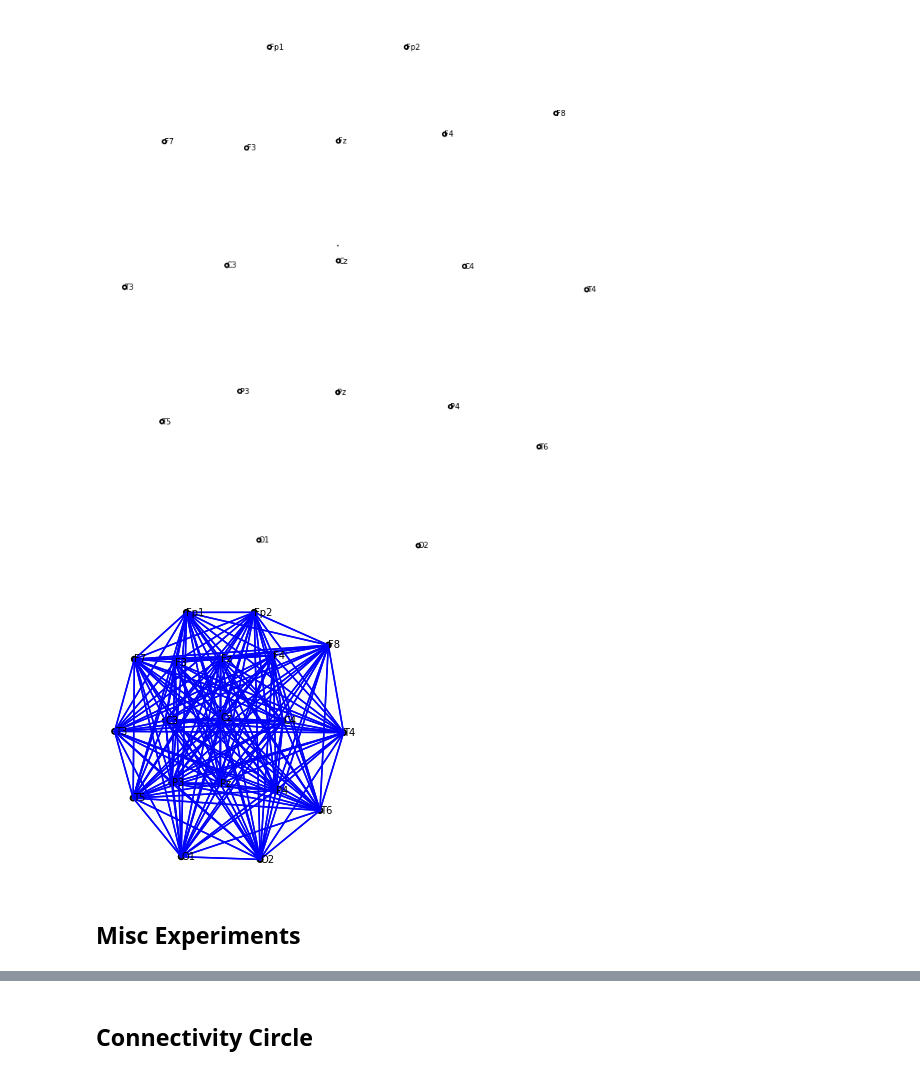
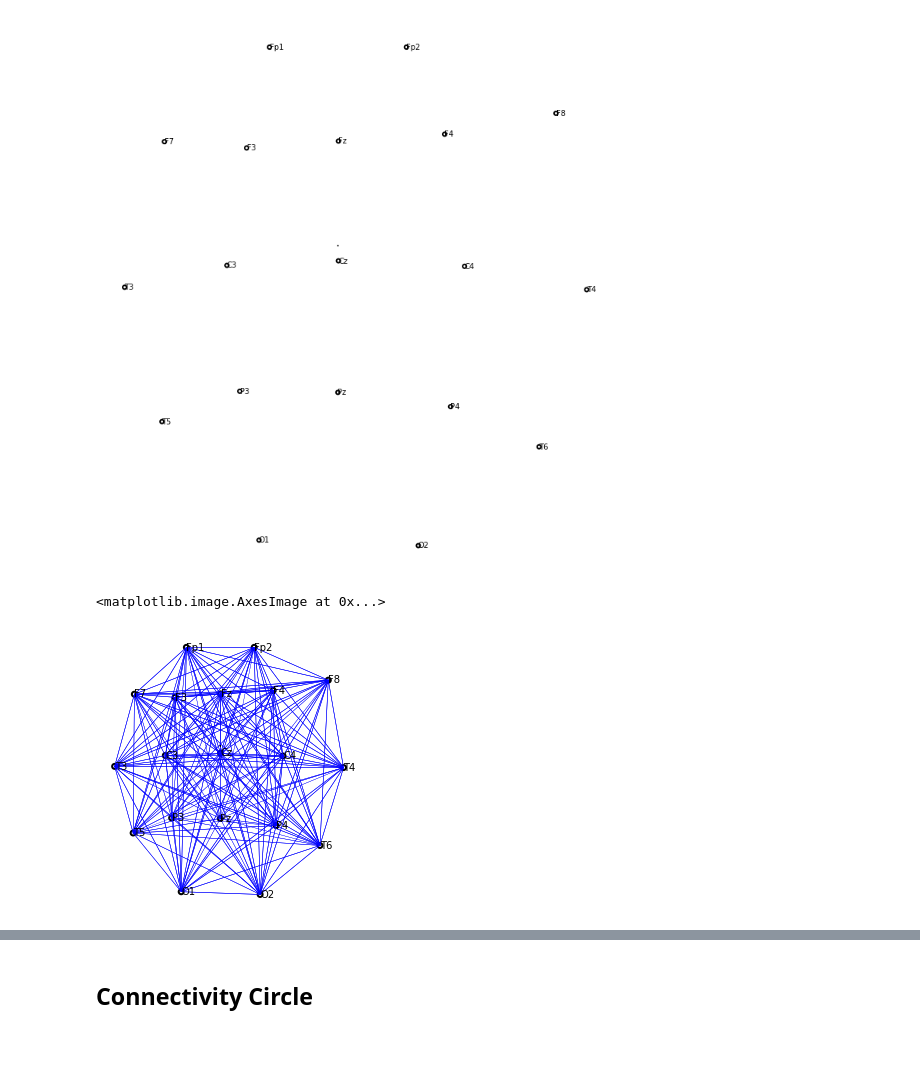
Before and after one commit to UBC-MDS/simpl_eeg_capstone, a Jupyter notebook: data_exploration/Connectivity_test.ipynb, the cells around one changed output, grey strips where cells are left out. Cells and saved outputs as stored; diff of their text form; code cells hidden in the pictures; blank space fills up the shorter version.

Commit message:
Add correlation

```diff
--- a/data_exploration/Connectivity_test.ipynb
+++ b/data_exploration/Connectivity_test.ipynb
@@ -307,22 +337,34 @@ sensor_locations = raw.plot_sensors(show_names=True, ch_groups="selection", kind
 locations = sensor_locations.findobj(match = lambda x: type(x) == plt.Text and x.get_text() != "");
 # %% [output]
 [figure]
+# %%
+value_df = raw.to_data_frame()
+# %%
+correlation_df = value_df.iloc[0:10].corr()
+# %%
+ax.matshow(correlation_df, cmap=plt.get_cmap('Reds'))
+# %% [output]
+<matplotlib.image.AxesImage at 0x...>
 # %%
 fig = plt.figure()
 ax = fig.add_subplot()
 
-node_positions = [node.get_position() for node in locations]
+node_df = pd.DataFrame({"name":[node.get_text() for node in locations],
+                        "x":[node.get_position()[0] for node in locations],
+                        "y":[node.get_position()[1] for node in locations]})
 x_list = []
 y_list = []
-for node1 in node_positions:
-    for node2 in node_positions:
-        x_list = [node1[0]] + [node2[0]]
-        y_list = [node1[1]] + [node2[1]]
-        ax.plot(x_list,y_list, color="blue");
+
+for x1, y1, name1 in zip(node_df["x"], node_df["y"], node_df["name"]):
+    for x2, y2, name2 in zip(node_df["x"], node_df["y"], node_df["name"]):
+        correlation = correlation_df.loc[name1, name2]
+        x_list = [x1, x2]
+        y_list = [y1, y2]
+        ax.plot(x_list,y_list, color="blue", linewidth=correlation/2);
 
 raw.plot_sensors(axes=ax, show_names=True, ch_groups="selection", kind="topomap");
 plt.show();
+
+result = []
 # %% [output]
-[figure, old version]
+[figure, new version]
-# %% [markdown]
-## Misc Experiments
```
Also changed, not shown: parts of 13 cells of this notebook.
